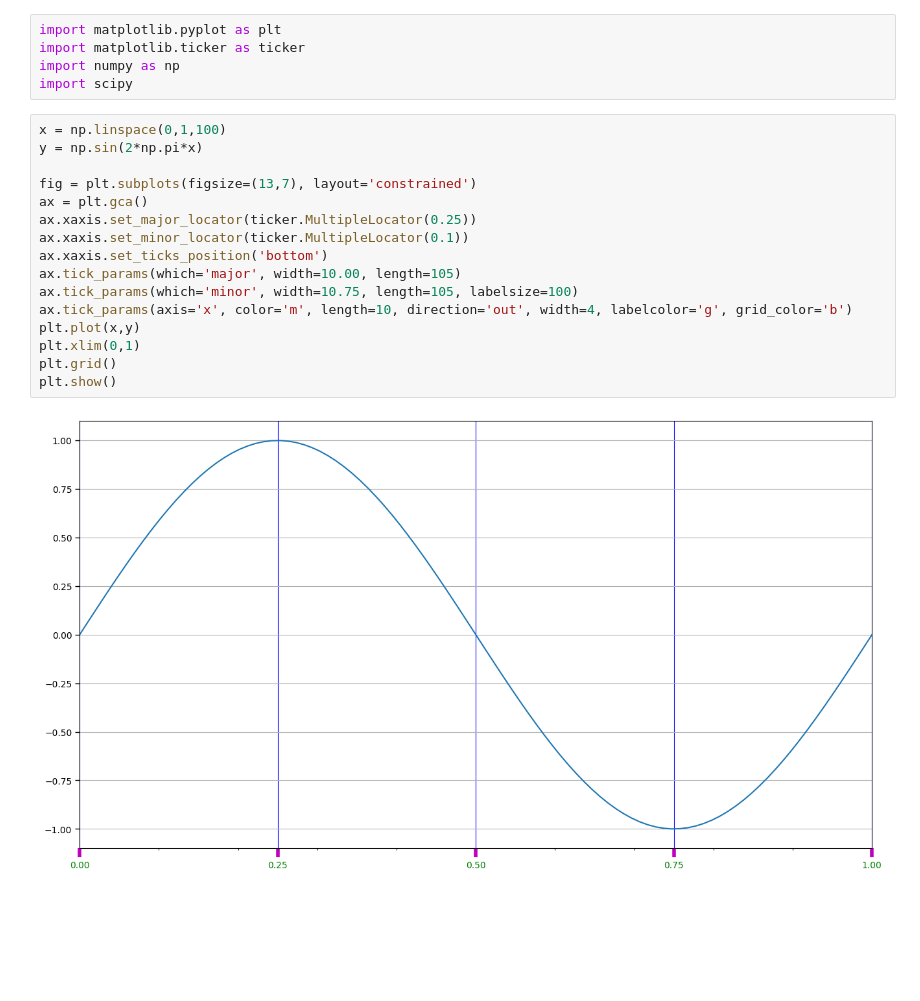
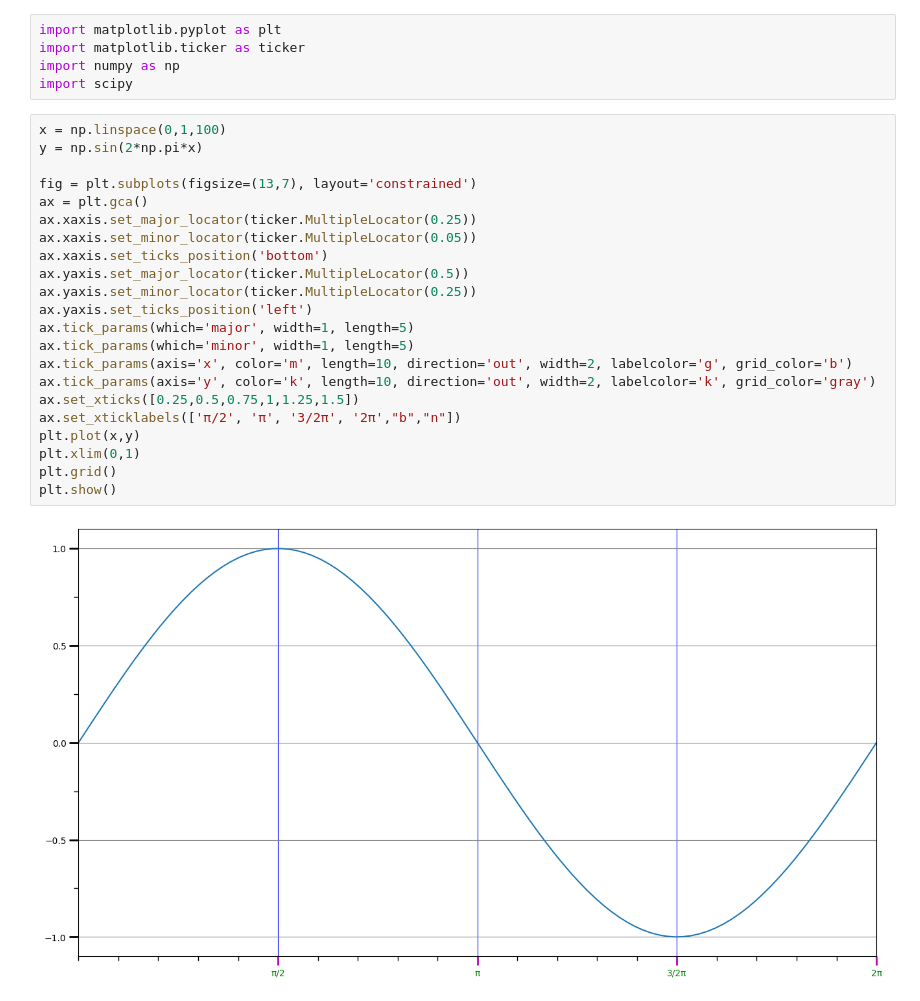
Before and after one commit to Buldadavid/plot, a Jupyter notebook: 1.ipynb, the cells around one changed output. Drawn from its saved outputs; the diff is of its cells as text; blank space fills up the shorter version.

```diff
--- a/1.ipynb
+++ b/1.ipynb
@@ -6,18 +6,24 @@ import scipy
 # %%
 x = np.linspace(0,1,100)
 y = np.sin(2*np.pi*x)
 
 fig = plt.subplots(figsize=(13,7), layout='constrained')
 ax = plt.gca()
 ax.xaxis.set_major_locator(ticker.MultipleLocator(0.25))
-ax.xaxis.set_minor_locator(ticker.MultipleLocator(0.1))
+ax.xaxis.set_minor_locator(ticker.MultipleLocator(0.05))
 ax.xaxis.set_ticks_position('bottom')
-ax.tick_params(which='major', width=10.00, length=105)
-ax.tick_params(which='minor', width=10.75, length=105, labelsize=100)
-ax.tick_params(axis='x', color='m', length=10, direction='out', width=4, labelcolor='g', grid_color='b')
+ax.yaxis.set_major_locator(ticker.MultipleLocator(0.5))
+ax.yaxis.set_minor_locator(ticker.MultipleLocator(0.25))
+ax.yaxis.set_ticks_position('left')
+ax.tick_params(which='major', width=1, length=5)
+ax.tick_params(which='minor', width=1, length=5)
+ax.tick_params(axis='x', color='m', length=10, direction='out', width=2, labelcolor='g', grid_color='b')
+ax.tick_params(axis='y', color='k', length=10, direction='out', width=2, labelcolor='k', grid_color='gray')
+ax.set_xticks([0.25,0.5,0.75,1,1.25,1.5])
+ax.set_xticklabels(['π/2', 'π', '3/2π', '2π',"b","n"])
 plt.plot(x,y)
 plt.xlim(0,1)
 plt.grid()
 plt.show()
 # %% [output]
-[figure, old version]
+[figure, new version]
```
